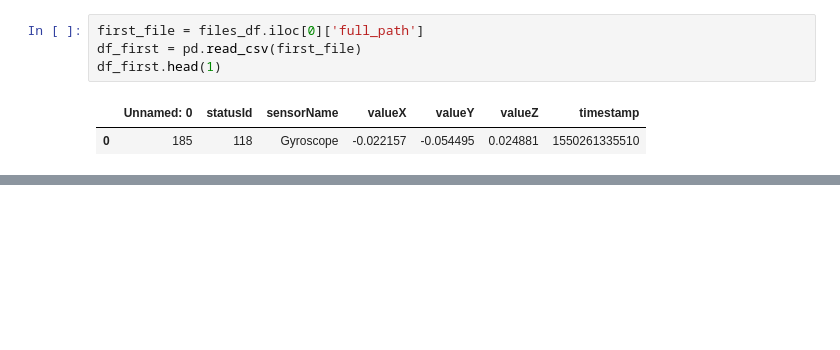
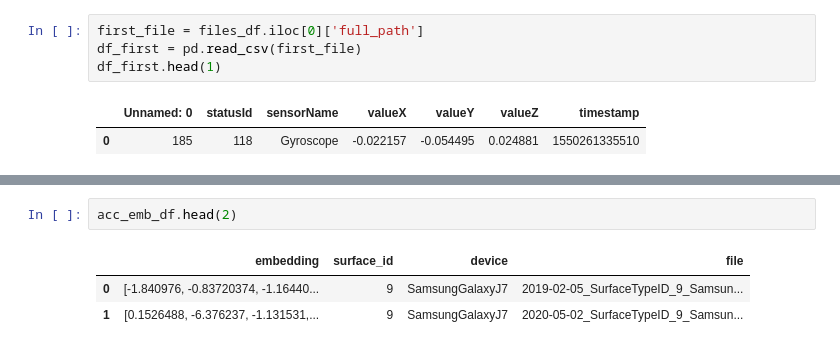
Before and after one commit to MU-Smart/RollingWheels, a Jupyter notebook: Notebooks/FetureExtractor.ipynb, the cells around one changed output, grey strips where cells are left out. Drawn from its saved outputs; the diff is of its cells as text; blank space fills up the shorter version.

```diff
--- a/Notebooks/FetureExtractor.ipynb
+++ b/Notebooks/FetureExtractor.ipynb
@@ -144,0 +352,6 @@ Gyroscope features saved: 5326 samples
+# %%
+acc_emb_df.head(2)
+# %% [output]
+|  | embedding | surface_id | device | file |
+| 0 | [-1.840976, -0.83720374, -1.16440... | 9 | SamsungGalaxyJ7 | 2019-02-05_SurfaceTypeID_9_Samsun... |
+| 1 | [0.1526488, -6.376237, -1.131531,... | 9 | SamsungGalaxyJ7 | 2020-05-02_SurfaceTypeID_9_Samsun... |
```
Also changed, not shown: parts of 12 cells of this notebook, 14 other files.
